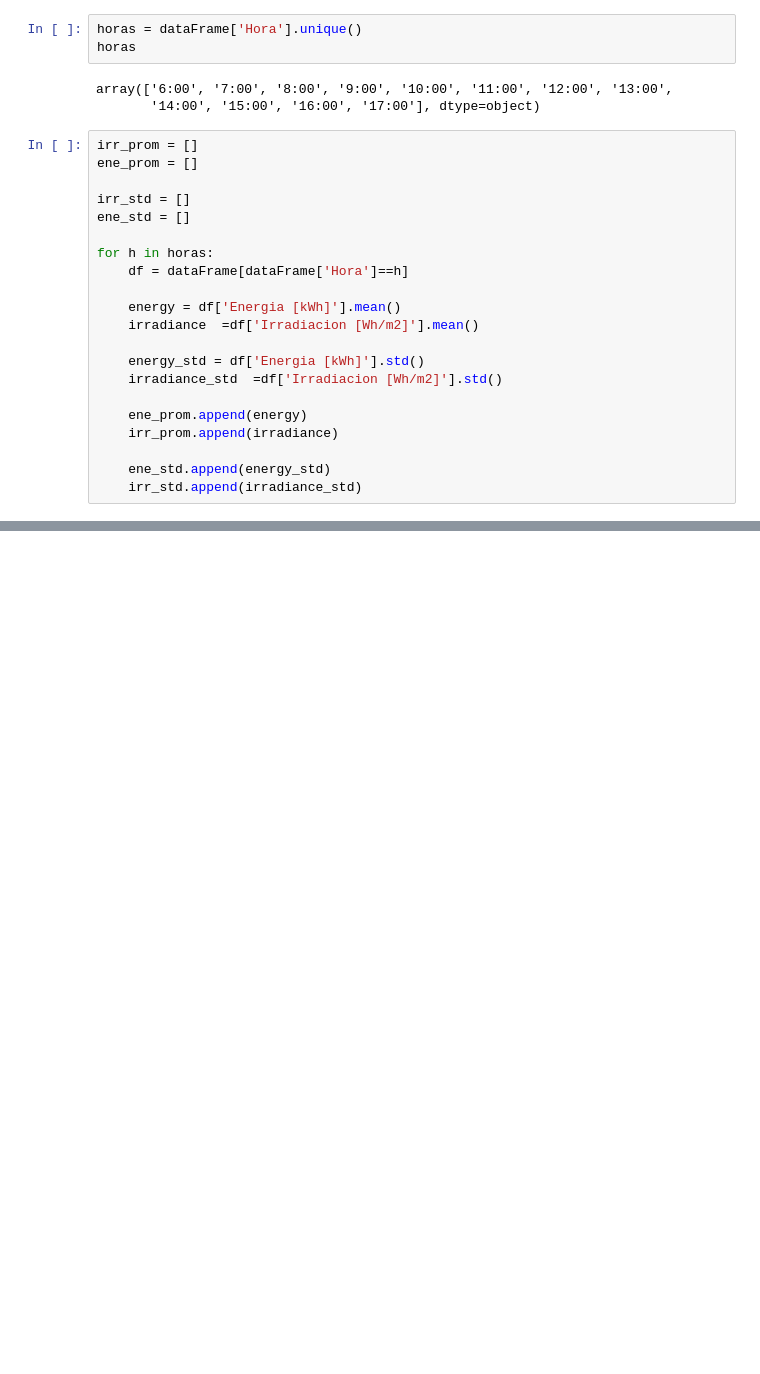
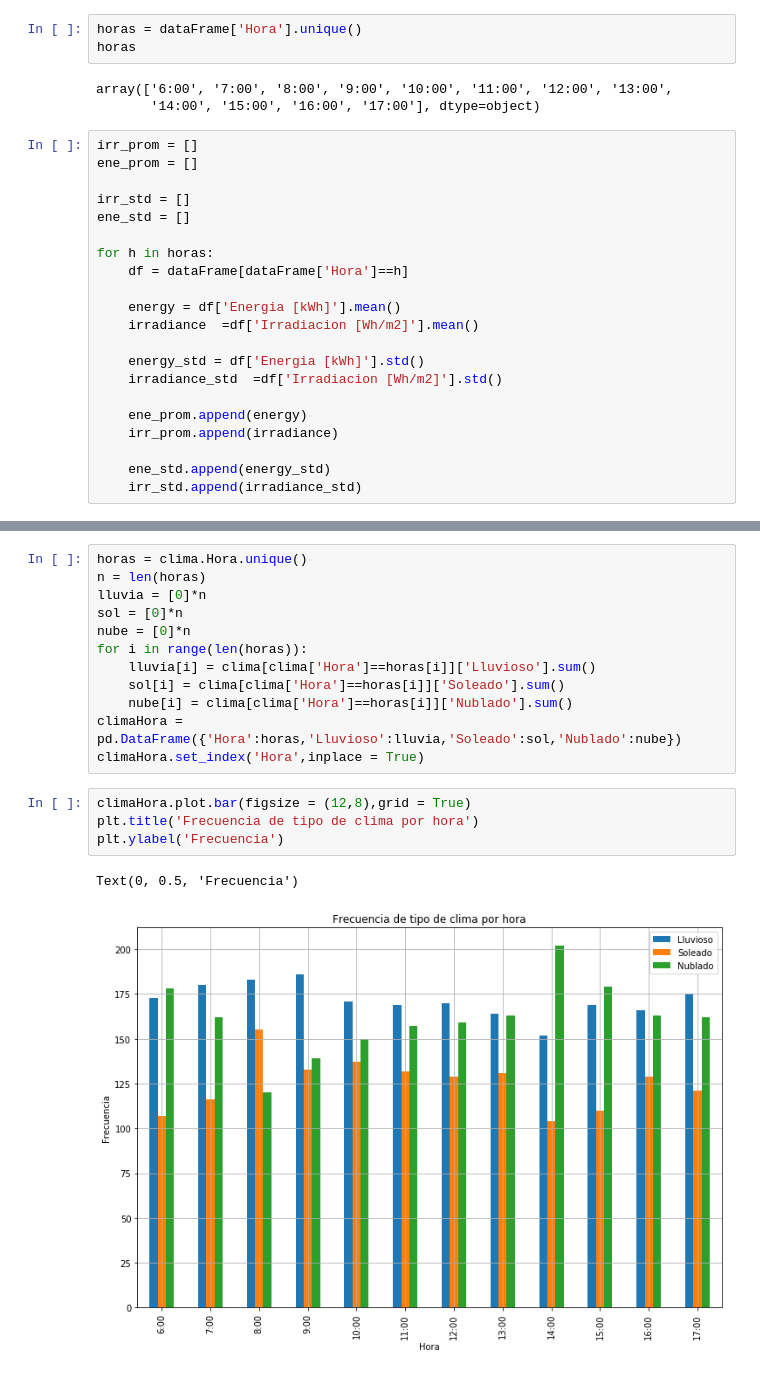
Before and after one commit to only-Robin/Proyecto-Electronica, a Jupyter notebook: DATOS SOLAR/Pre procesados/Clasificación de datos.ipynb, the cells around one changed output, grey strips where cells are left out. Saved outputs shown, nothing was run; the diff lists cells and outputs as text; blank space fills up the shorter version.

```diff
--- a/DATOS SOLAR/Pre procesados/Clasificación de datos.ipynb
+++ b/DATOS SOLAR/Pre procesados/Clasificación de datos.ipynb
@@ -179,0 +288,19 @@ plt.scatter(range(len(dataFrame[dataFrame['Hora']=='10:00'])),dataFrame[dataFram
+# %%
+horas = clima.Hora.unique()
+n = len(horas)
+lluvia = [0]*n
+sol = [0]*n
+nube = [0]*n
+for i in range(len(horas)):
+    lluvia[i] = clima[clima['Hora']==horas[i]]['Lluvioso'].sum()
+    sol[i] = clima[clima['Hora']==horas[i]]['Soleado'].sum()
+    nube[i] = clima[clima['Hora']==horas[i]]['Nublado'].sum()
+climaHora = pd.DataFrame({'Hora':horas,'Lluvioso':lluvia,'Soleado':sol,'Nublado':nube})
+climaHora.set_index('Hora',inplace = True)
+# %%
+climaHora.plot.bar(figsize = (12,8),grid = True)
+plt.title('Frecuencia de tipo de clima por hora')
+plt.ylabel('Frecuencia')
+# %% [output]
+Text(0, 0.5, 'Frecuencia')
+[figure, added]
```
Also changed, not shown: parts of 17 cells of this notebook, 3 other files.
